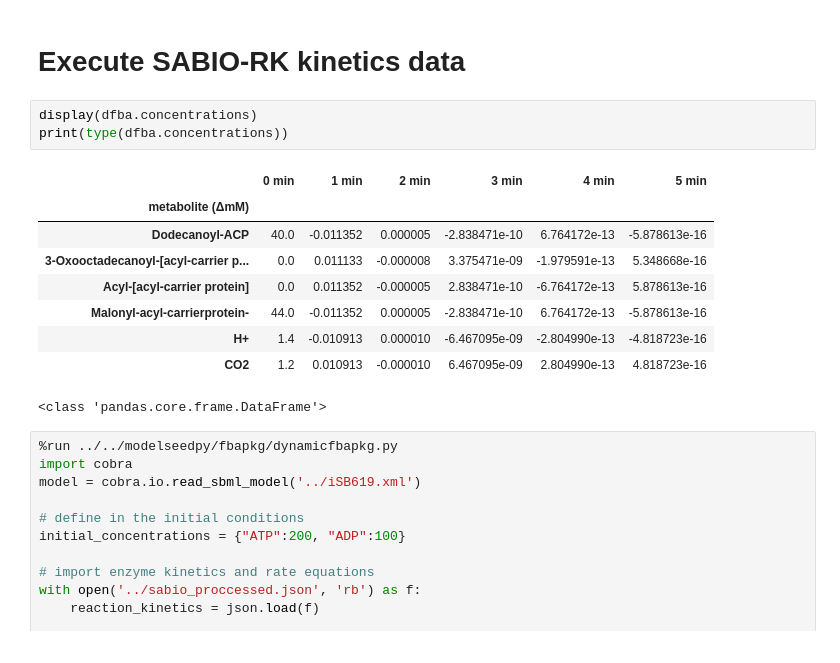
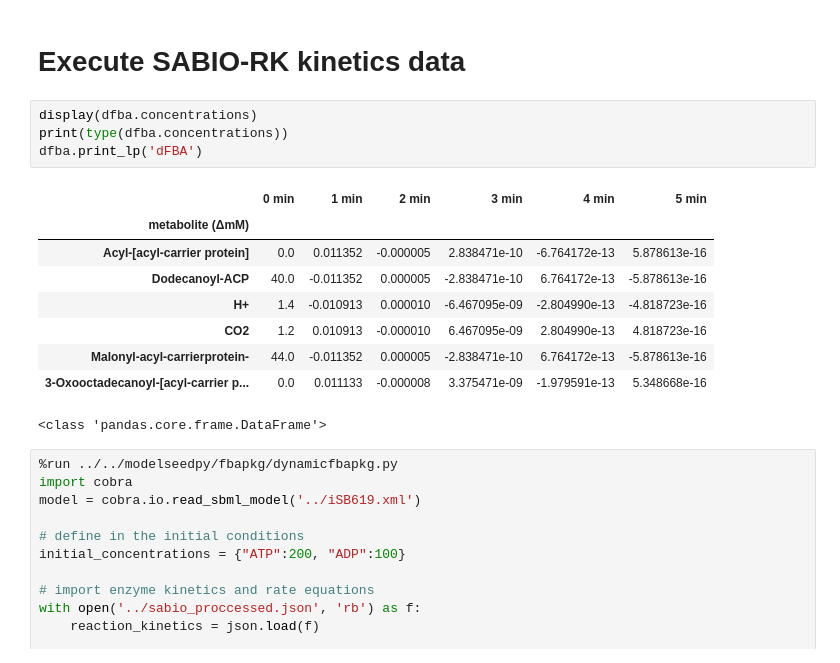
Before and after one commit to ModelSEED/ModelSEEDpy, a Jupyter notebook: examples/Flux Analysis/dFBA, custom model.ipynb, the cells around one changed output. Cells and saved outputs as stored; diff of their text form.

```diff
--- a/examples/Flux Analysis/dFBA, custom model.ipynb
+++ b/examples/Flux Analysis/dFBA, custom model.ipynb
@@ -124,15 +125,16 @@ conc, fluxes = dfba.simulate(None, None, total_time, timestep, None, None, kinet
 # %%
 display(dfba.concentrations)
 print(type(dfba.concentrations))
+dfba.print_lp('dFBA')
 # %% [output]
 |  | 0 min | 1 min | 2 min | 3 min | 4 min | 5 min |
 | metabolite (ΔmM) |  |  |  |  |  |  |
+| Acyl-[acyl-carrier protein] | 0.0 | 0.011352 | -0.000005 | 2.838471e-10 | -6.764172e-13 | 5.878613e-16 |
 | Dodecanoyl-ACP | 40.0 | -0.011352 | 0.000005 | -2.838471e-10 | 6.764172e-13 | -5.878613e-16 |
-| 3-Oxooctadecanoyl-[acyl-carrier p... | 0.0 | 0.011133 | -0.000008 | 3.375471e-09 | -1.979591e-13 | 5.348668e-16 |
-| Acyl-[acyl-carrier protein] | 0.0 | 0.011352 | -0.000005 | 2.838471e-10 | -6.764172e-13 | 5.878613e-16 |
-| Malonyl-acyl-carrierprotein- | 44.0 | -0.011352 | 0.000005 | -2.838471e-10 | 6.764172e-13 | -5.878613e-16 |
 | H+ | 1.4 | -0.010913 | 0.000010 | -6.467095e-09 | -2.804990e-13 | -4.818723e-16 |
 | CO2 | 1.2 | 0.010913 | -0.000010 | 6.467095e-09 | 2.804990e-13 | 4.818723e-16 |
+| Malonyl-acyl-carrierprotein- | 44.0 | -0.011352 | 0.000005 | -2.838471e-10 | 6.764172e-13 | -5.878613e-16 |
+| 3-Oxooctadecanoyl-[acyl-carrier p... | 0.0 | 0.011133 | -0.000008 | 3.375471e-09 | -1.979591e-13 | 5.348668e-16 |
 <class 'pandas.core.frame.DataFrame'>
 # %%
 %run ../../modelseedpy/fbapkg/dynamicfbapkg.py
```
Also changed, not shown: parts of 1 cell of this notebook, 7 other files.
